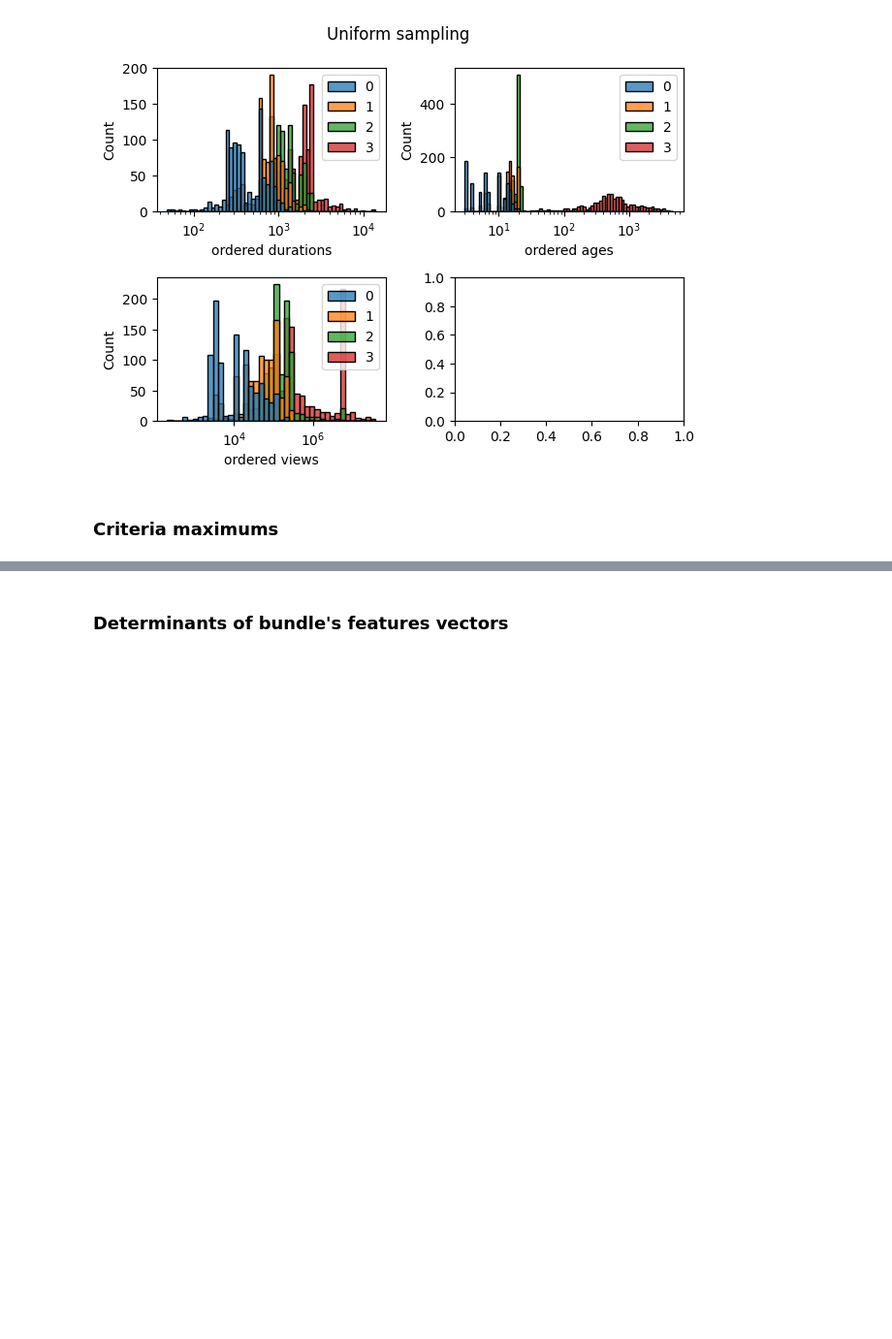
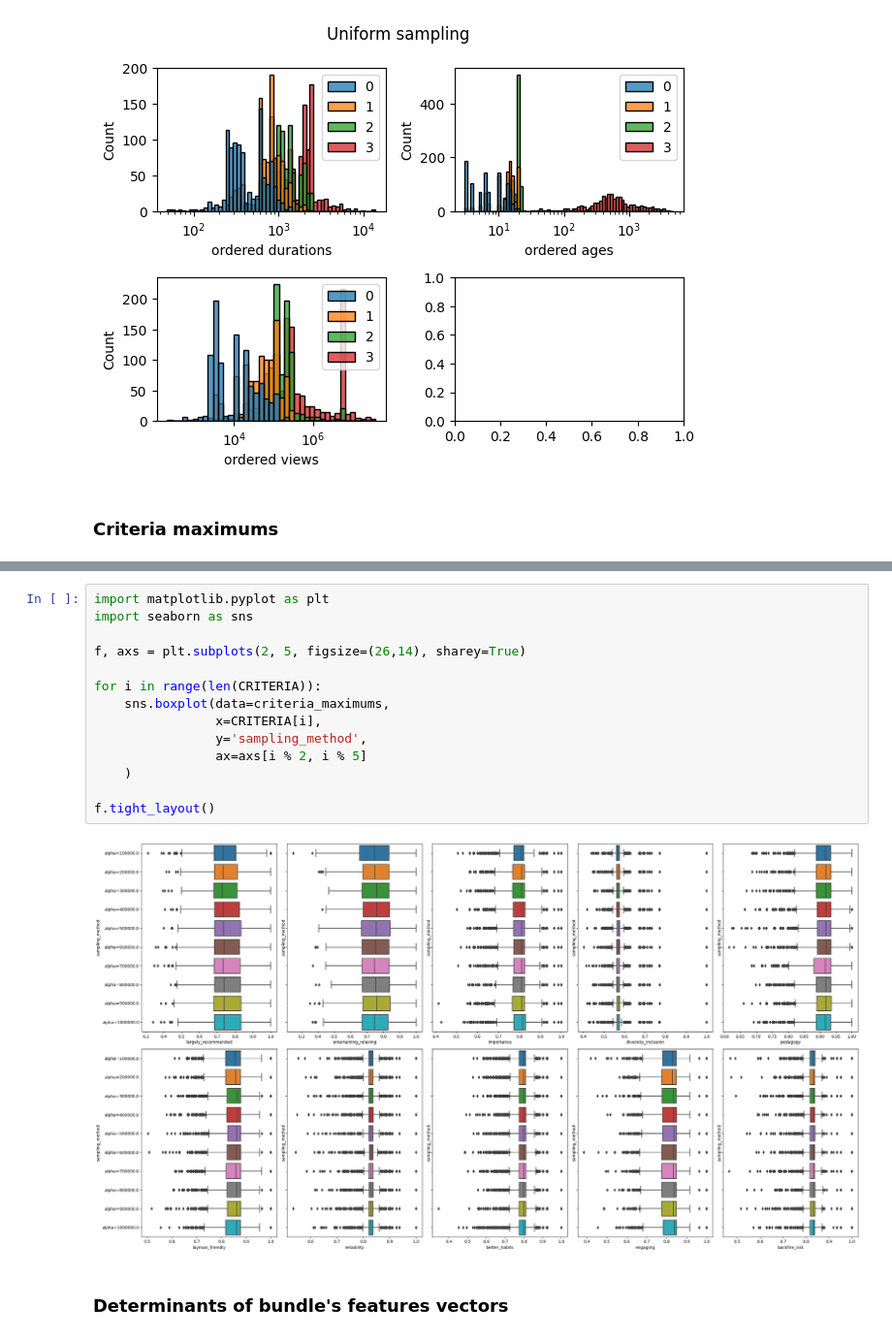
Before and after one commit to ArfyK/tournesol-dpp, a Jupyter notebook: bundle_statistics.ipynb, the cells around one changed output, grey strips where cells are left out. Shown: that part at 97% size. Cells and saved outputs as stored; diff of their text form; blank space fills up the shorter version.

```diff
--- a/bundle_statistics.ipynb
+++ b/bundle_statistics.ipynb
@@ -263,3 +206,19 @@ f.tight_layout()
+# %%
+import matplotlib.pyplot as plt
+import seaborn as sns
+
+f, axs = plt.subplots(2, 5, figsize=(26,14), sharey=True)
+
+for i in range(len(CRITERIA)):
+    sns.boxplot(data=criteria_maximums,
+                x=CRITERIA[i],
+                y='sampling_method',
+                ax=axs[i % 2, i % 5]
+    )
+
+f.tight_layout()
+# %% [output]
+[figure, added]
 # %% [markdown]
 ### Determinants of bundle's features vectors
 # %%
```
Also changed, not shown: parts of 5 cells of this notebook.
